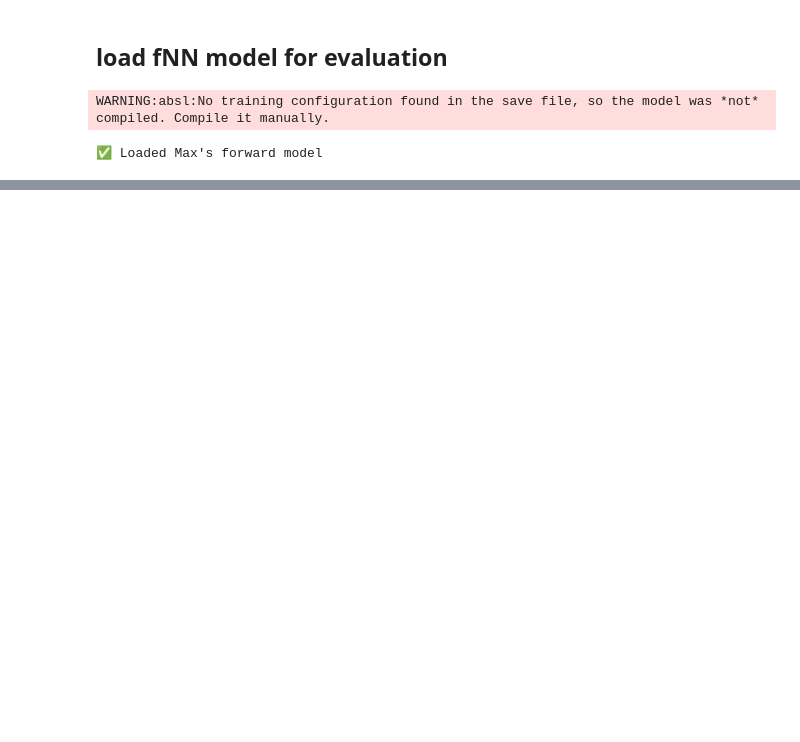
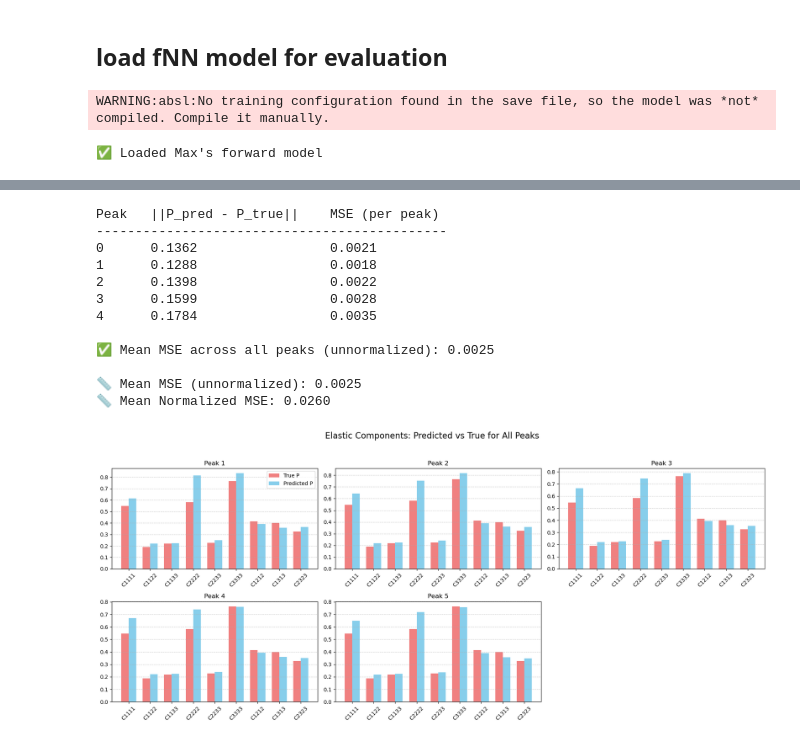
Before and after one commit to ellielin23/inverse_design_spinodoids, a Jupyter notebook: spinodoid_cvae/evaluate.ipynb, the cells around one changed output, grey strips where cells are left out. Cells and saved outputs as stored; diff of their text form; code cells hidden in the pictures; blank space fills up the shorter version.

```diff
--- a/spinodoid_cvae/evaluate.ipynb
+++ b/spinodoid_cvae/evaluate.ipynb
@@ -103,7 +103,8 @@ for k, v in config_dict.items():
 # === run sampling and peak extraction ===
 from utils.evaluate_utils.sampling import get_S_hats, get_S_hat_peaks
 S_hats = get_S_hats(decoder, P_target, LATENT_DIM, num_samples=1000, device=device)
-S_hat_peaks = get_S_hat_peaks(S_hats, bandwidth=20.0)
+S_hat_peaks = get_S_hat_peaks(S_hats, bandwidth=18.0)
+print(f"Found {len(S_hat_peaks)} peak(s)")
 
 # === print number of peaks for different bandwidths ===
 print("\n✅ Bandwidth sensitivity:")
@@ -160,7 +161,7 @@ custom_objects = {
     'NormalizationLayer': NormalizationLayer
 }
 
-fNN = tf.keras.models.load_model('utils/max_fNN.h5', custom_objects=custom_objects)  # adjust path if needed
+fNN = tf.keras.models.load_model('utils/fNN_utils/max_fNN.h5', custom_objects=custom_objects)  # adjust path if needed
 print("✅ Loaded Max's forward model")
 # %% [output]
 WARNING:absl:No training configuration found in the save file, so the model was *not* compiled. Compile it manually.
@@ -199,0 +191,52 @@ Closest sampled S_hat is at index 792 with distance 3.4468
+# %%
+import numpy as np
+import torch
+from utils.evaluate_utils import visualize_output as output
+from utils.evaluate_utils.normalization import compute_normalized_mse
+from sklearn.metrics import mean_squared_error
+
+# === load normalization constants ===
+P_mean = np.load("data/P_mean.npy")
+P_std = np.load("data/P_std.npy")
+
+# === evaluate peaks and get metrics (still in normalized space) ===
+P_target_original = P_target  # keep original shape
+P_target = np.array(P_target).flatten()  # flatten for plotting
+P_preds, errors, mses = output.evaluate_peaks(
+    S_hat_peaks,
+    P_target,
+    fNN,
+    extract_target_properties,
+    P_mean=P_mean,
+    P_std=P_std
+)
+
+# === compute MSE manually on unnormalized values ===
+mean_mse = np.mean(mses)
+
+# === also compute normalized MSE ===
+normalized_mses = [compute_normalized_mse(pred, P_target) for pred in P_preds]
+mean_normalized_mse = np.mean(normalized_mses)
+
+print(f"\n📏 Mean MSE (unnormalized): {mean_mse:.4f}")
+print(f"📏 Mean Normalized MSE: {mean_normalized_mse:.4f}")
+
+# === plot predictions vs ground truth ===
+output.plot_all_P_preds_vs_true(P_preds, P_target)
+
+# === restore original P_target just in case ===
+P_target = P_target_original
+# %% [output]
+Peak   ||P_pred - P_true||    MSE (per peak)
+---------------------------------------------
+0      0.1362                 0.0021
+1      0.1288                 0.0018
+2      0.1398                 0.0022
+3      0.1599                 0.0028
+4      0.1784                 0.0035
+
+✅ Mean MSE across all peaks (unnormalized): 0.0025
+
+📏 Mean MSE (unnormalized): 0.0025
+📏 Mean Normalized MSE: 0.0260
+[figure, added]
```
Also changed, not shown: parts of 6 cells of this notebook, 15 other files.
